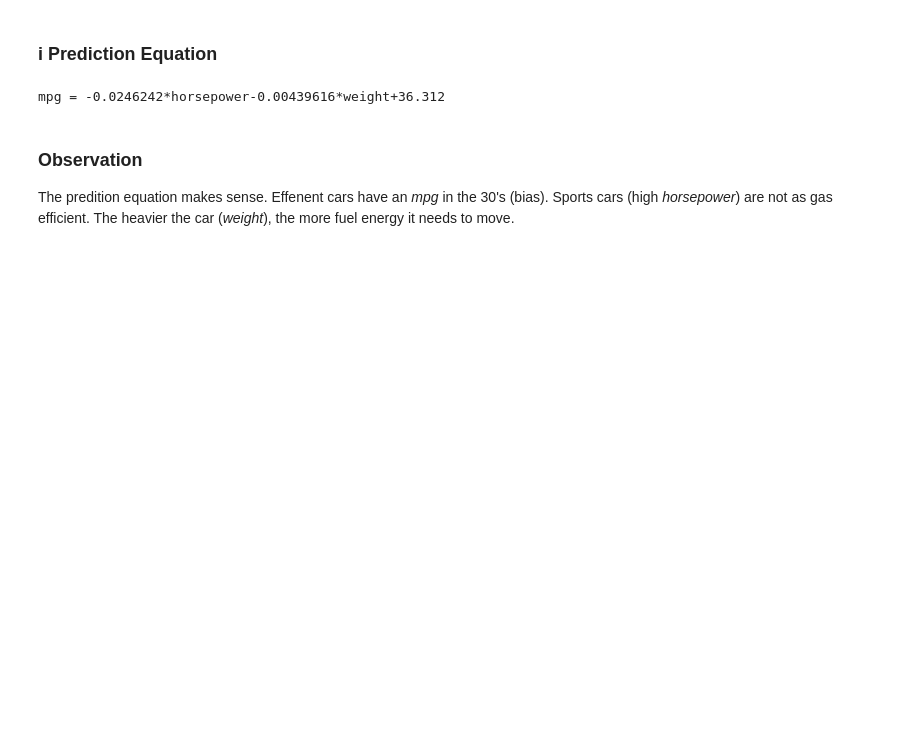
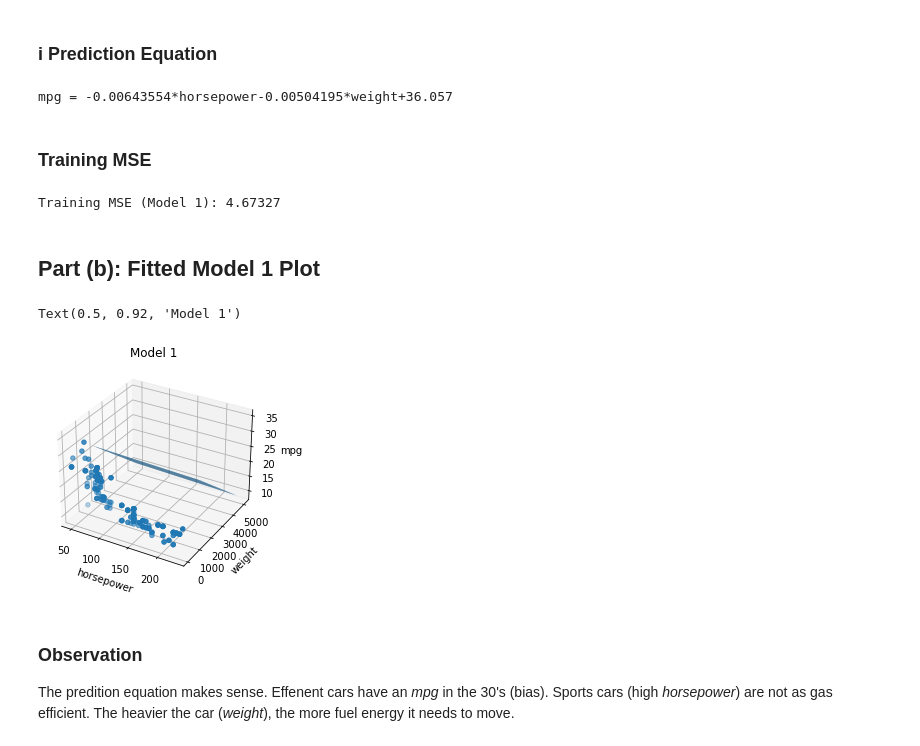
Before and after one commit to richardhemphill/ECE5268_MiniProject, a Jupyter notebook: MP1/src/Hemphill_MP1_P2.ipynb, the cells around one changed output. Saved outputs shown, nothing was run; the diff lists cells and outputs as text; code cells hidden in the pictures; blank space fills up the shorter version.

Commit message:
surface plot

```diff
--- a/MP1/src/Hemphill_MP1_P2.ipynb
+++ b/MP1/src/Hemphill_MP1_P2.ipynb
@@ -74,13 +74,62 @@ W = np.ones(len(inputFeatures1)+1)
 # Calculate the augmented model parameter vector using OLS
 R = np.dot(X.T, X)
 Rinv = np.linalg.inv(R)
-W = np.dot(np.dot(Rinv, X.T), Y)
+W1 = np.dot(np.dot(Rinv, X.T), Y)
 # %% [markdown]
 ### i Prediction Equation
 # %%
-print(PredictionEquation(y=OUTPUT_FEATURE, xs=inputFeatures1, w=W))
+print(PredictionEquation(y=OUTPUT_FEATURE, xs=inputFeatures1, w=W1))
 # %% [output]
-mpg = -0.0246242*horsepower-0.00439616*weight+36.312
+mpg = -0.00643554*horsepower-0.00504195*weight+36.057
+# %% [markdown]
+### Training MSE
+# %%
+print('Training MSE (Model 1): {:,.6}'.format(MSE(Y,np.dot(X,W1))))
+# %% [output]
+Training MSE (Model 1): 4.67327
+# %% [markdown]
+## Part (b): Fitted Model 1 Plot
+# %%
+# Create figure object
+fig = plt.figure()
+ax = fig.add_subplot(111, projection='3d')
+
+# Limit plot range
+NUM_STEPS=100
+
+# Process x-axis points
+Xmin = min(trainData[inputFeatures1[0]])
+Xmax = max(trainData[inputFeatures1[0]])
+Xstep = (Xmax-Xmin)/NUM_STEPS
+x = np.arange(Xmin, Xmax, Xstep)
+
+# Process y-axis points
+Ymin = min(trainData[inputFeatures1[1]])
+Ymax = max(trainData[inputFeatures1[1]])
+Ystep = (Ymax-Ymin)/NUM_STEPS
+y = np.arange(Ymin, Ymax, Ystep)
+
+# Create a grid of points
+Xpoints, Ypoints = np.meshgrid(x, y)
+
+# Set the z-axis points
+zs = np.array(W1[0]*Xpoints + W1[1]*Ypoints + W1[2])
+Zpoints = zs.reshape(Xpoints.shape)
+
+# Plot the predicted surface
+ax.plot_surface(Xpoints, Ypoints, Zpoints)
+
+# Add scatter plot of the training data
+ax.scatter(trainData[inputFeatures1[0]], trainData[inputFeatures1[0]], trainData[OUTPUT_FEATURE])
+
+# Label the plot
+ax.set_xlabel(inputFeatures1[0])
+ax.set_ylabel(inputFeatures1[1])
+ax.set_zlabel(OUTPUT_FEATURE)
+plt.title('Model 1')
+# %% [output]
+Text(0.5, 0.92, 'Model 1')
+[figure, added]
 # %% [markdown]
 ### Observation
 The predition equation makes sense.  Effenent cars have an _mpg_ in the 30's (bias).  Sports cars (high _horsepower_) are not as gas efficient.  The heavier the car (_weight_), the more fuel energy it needs to move.
```
Also changed, not shown: parts of 2 cells of this notebook.
